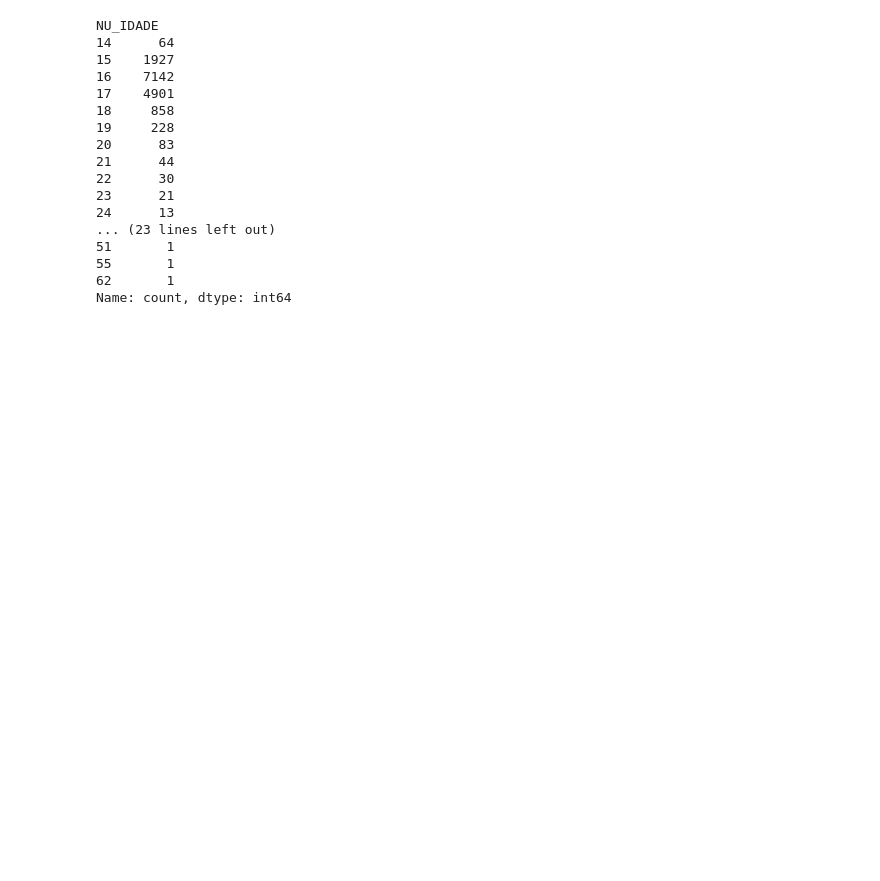
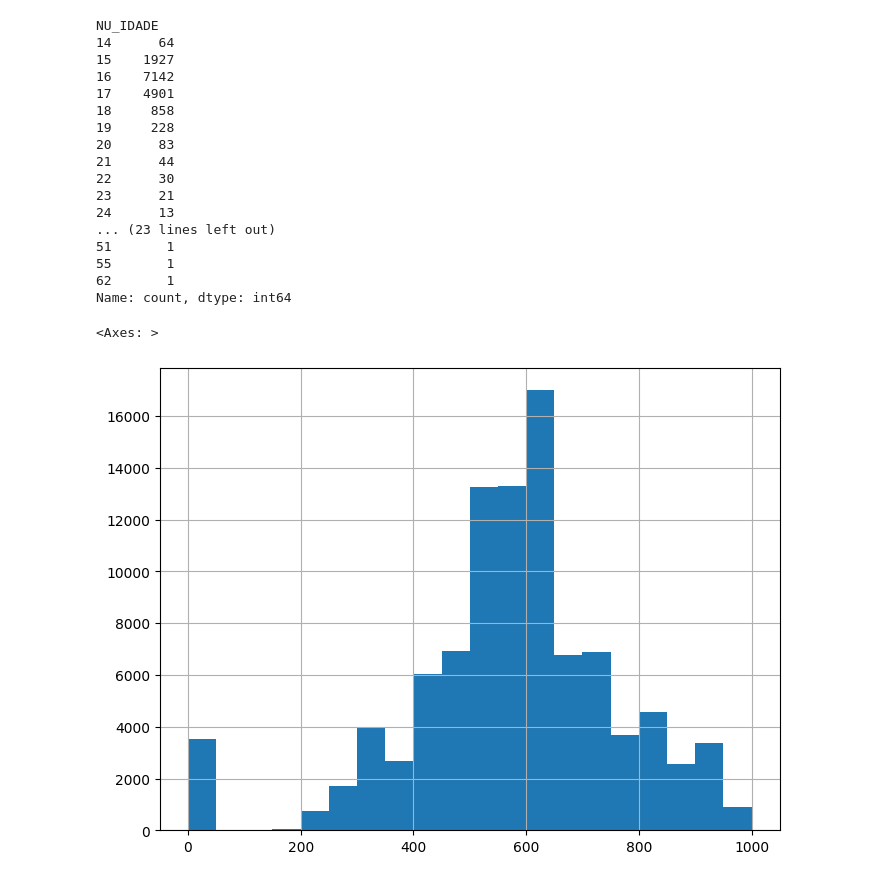
Before and after one commit to florybal/imersao_dados, a Jupyter notebook: Aula01.ipynb, the cells around one changed output. Saved outputs shown, nothing was run; the diff lists cells and outputs as text; code cells hidden in the pictures; blank space fills up the shorter version.

```diff
--- a/Aula01.ipynb
+++ b/Aula01.ipynb
@@ -192,3 +190,8 @@ NU_IDADE
 55       1
 62       1
 Name: count, dtype: int64
+# %%
+dados["NU_NOTA_REDACAO"].hist(bins=20, figsize=(8,6))
+# %% [output]
+<Axes: >
+[figure, added]
```
Also changed, not shown: parts of 11 cells of this notebook, 2 other files.
